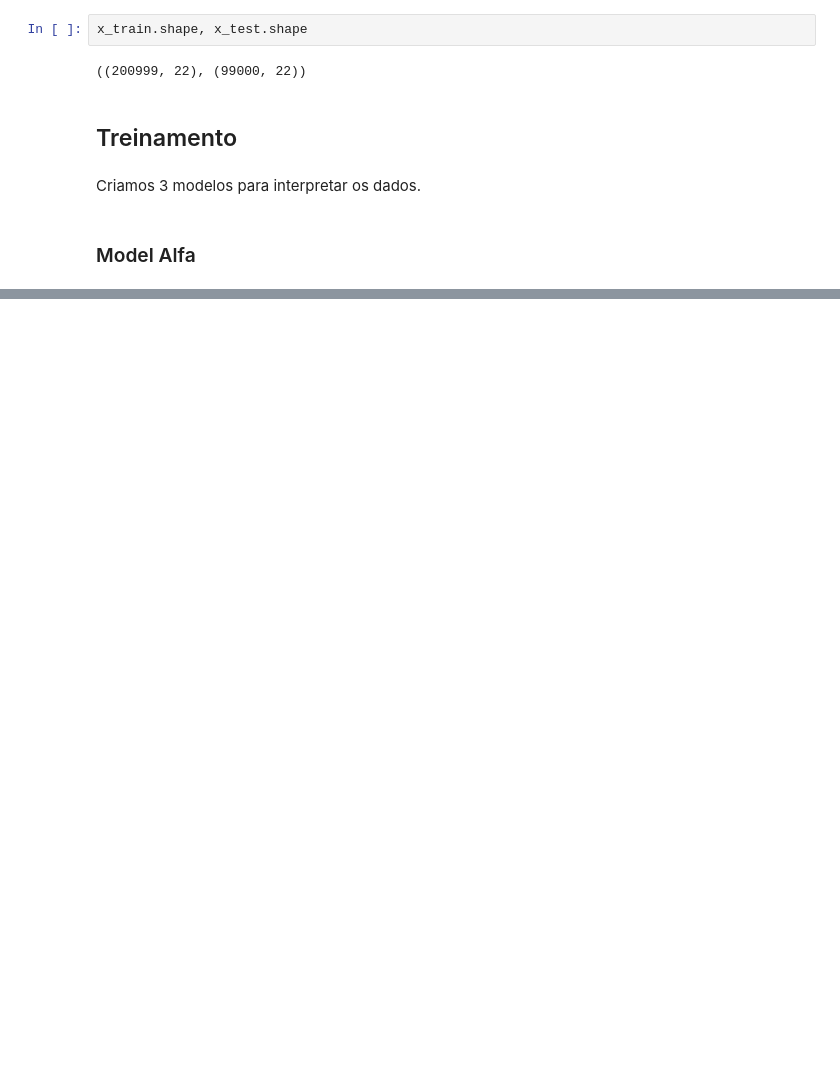
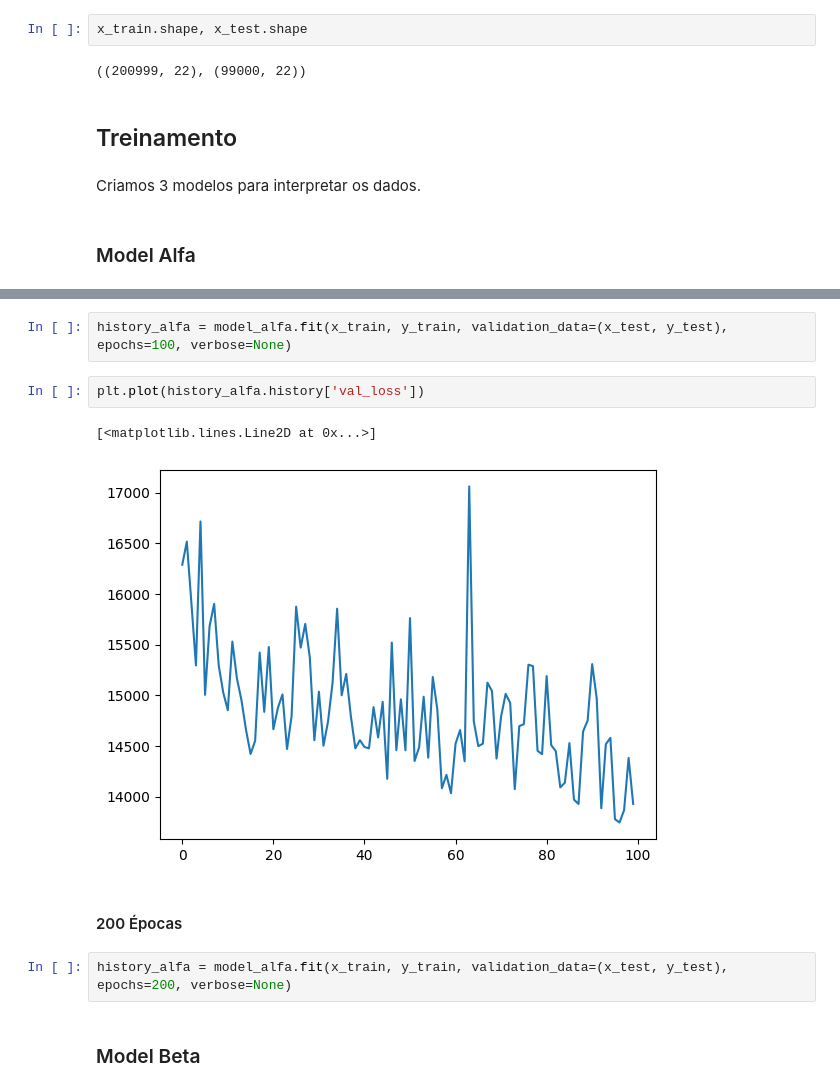
Before and after one commit to vitornuness/ads_2025_passagem_aerea, a Jupyter notebook: notebooks/4_modelagem.ipynb, the cells around one changed output, grey strips where cells are left out. Drawn from its saved outputs; the diff is of its cells as text; blank space fills up the shorter version.

```diff
--- a/notebooks/4_modelagem.ipynb
+++ b/notebooks/4_modelagem.ipynb
@@ -139 +132,14 @@ KeyboardInterrupt:
+# %%
+history_alfa = model_alfa.fit(x_train, y_train, validation_data=(x_test, y_test), epochs=100, verbose=None)
+# %%
+plt.plot(history_alfa.history['val_loss'])
+# %% [output]
+[<matplotlib.lines.Line2D at 0x...>]
+[figure, added]
+# %% [markdown]
+#### 200 Épocas
+# %%
+history_alfa = model_alfa.fit(x_train, y_train, validation_data=(x_test, y_test), epochs=200, verbose=None)
+# %% [markdown]
+### Model Beta
 # %%
```
Also changed, not shown: parts of 22 cells of this notebook.
